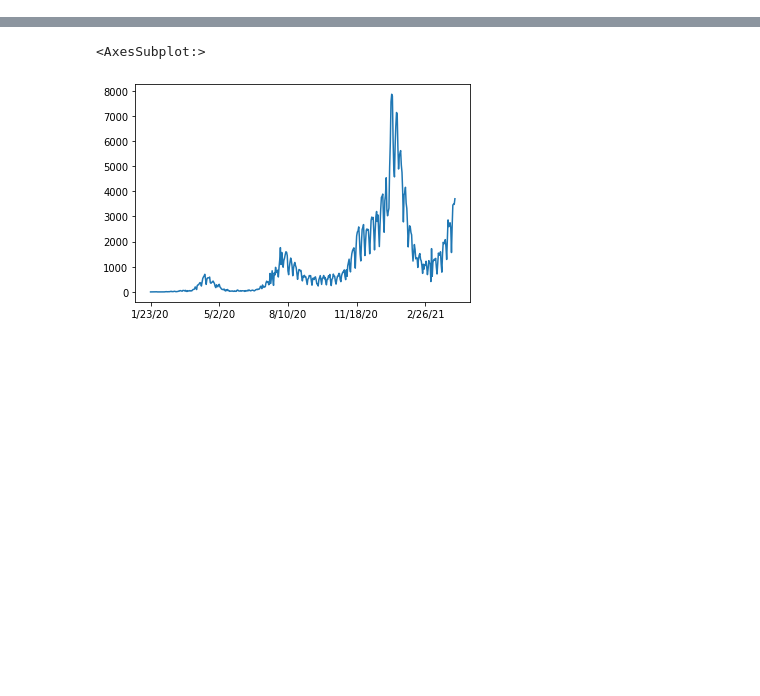
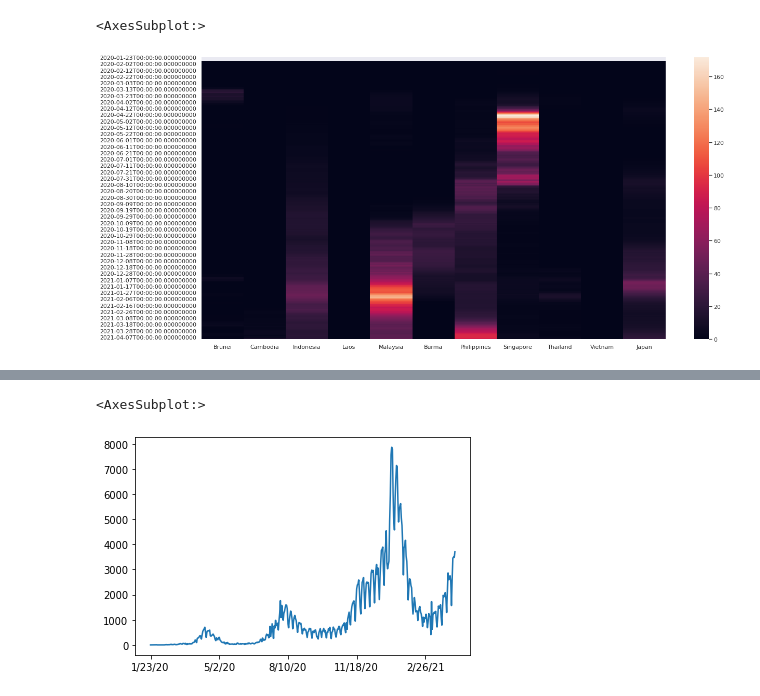
Before and after one commit to daikichidaze/COVID-19-analysis, a Jupyter notebook: notebook/02_eda_daily_data.ipynb, the cells around one changed output, grey strips where cells are left out. Saved outputs shown, nothing was run; the diff lists cells and outputs as text; code cells hidden in the pictures; blank space fills up the shorter version.

Commit message:
eda for timeline data

```diff
--- a/notebook/02_eda_daily_data.ipynb
+++ b/notebook/02_eda_daily_data.ipynb
@@ -52 +56,4 @@ df_rolling
 444 rows × 192 columns
+# %%
+df_countries = pd.read_csv(country_lookup_table)
+df_countries.head()
@@ -52,0 +67,4 @@ df_rolling
+# %%
+dict_population = df_countries.groupby('Country_Region')['Population'].max().to_dict()
+# %%
+df_rolling_norm = pd.DataFrame([value/dict_population[key] * 1000000 for key, value in df_rolling.iteritems()]).T
@@ -53,3 +89,10 @@ df_rolling
+# %%
+from matplotlib.colors import LogNorm
+sns.set(rc={'figure.figsize':(20,10)})
+sns.heatmap(df_rolling_norm[['Brunei','Cambodia','Indonesia','Laos','Malaysia','Burma','Philippines','Singapore','Thailand','Vietnam','Japan']])
+# %% [output]
+<AxesSubplot:>
+[figure, added]
 # %%
 df_rolling['US'].plot.line()
 # %% [output]
```
Also changed, not shown: parts of 12 cells of this notebook.
